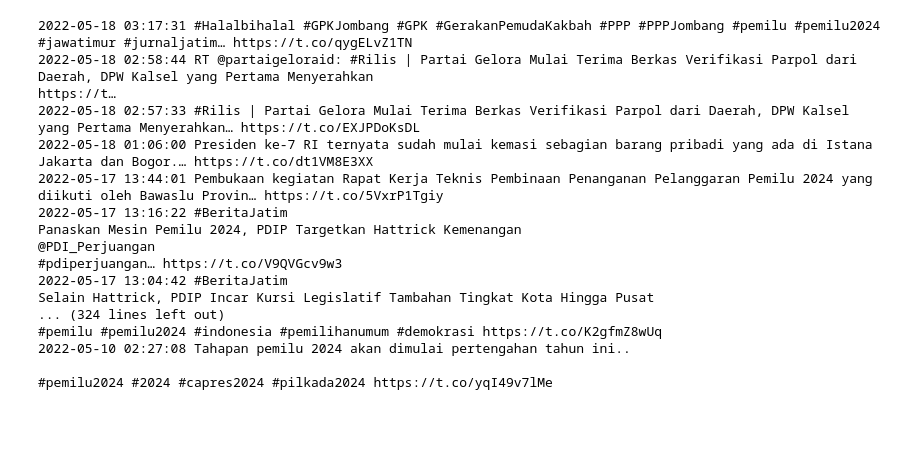
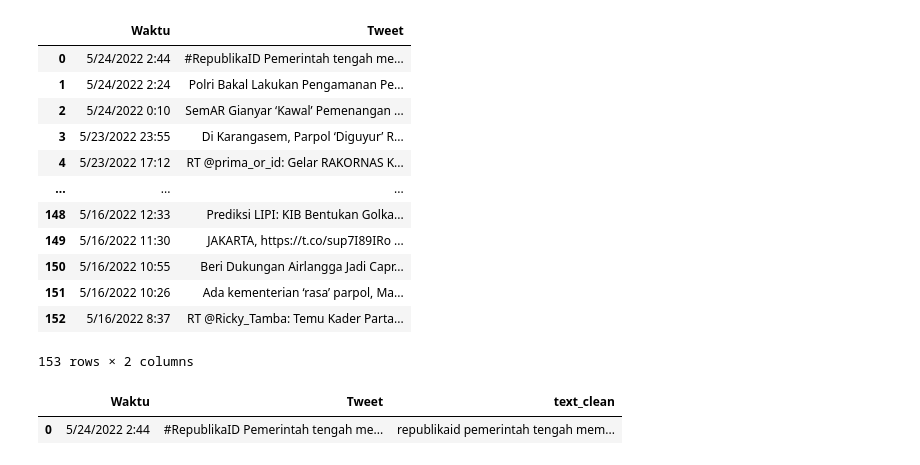
Before and after one commit to Sandraulina/PDB_01_SentimentAnalysis, a Jupyter notebook: 02. Implementasi/01_PDB.ipynb, the cells around one changed output. Saved outputs shown, nothing was run; the diff lists cells and outputs as text; code cells hidden in the pictures; blank space fills up the shorter version.

```diff
--- a/02. Implementasi/01_PDB.ipynb
+++ b/02. Implementasi/01_PDB.ipynb
@@ -48,29 +16,5 @@ class MyListener(tweepy.Stream):
 # %%
-# Create storage with name #pemilu2024.csv
-csvFile = open('#pemilu2024.csv', 'a')
-csvWriter = csv.writer(csvFile)
-
-# Retrieve file and export file the hastag since the hastag used.
-for tweet in tweepy.Cursor(api.search,q="#pemilu2024",count=50,
-                           lang="id",
-                           since="2020-04-23").items():
+for tweet in tweepy.Cursor(api.search,q="#pemilu2024",count=500,
+                           lang="id").items():
     print (tweet.created_at, tweet.text)
-    csvWriter.writerow([tweet.created_at, tweet.text.encode('utf-8')])
+    csvWriter.writerow([tweet.created_at, tweet.text])
-# %% [output]
-2022-05-18 03:17:31 #Halalbihalal #GPKJombang #GPK #GerakanPemudaKakbah #PPP #PPPJombang #pemilu #pemilu2024 #jawatimur #jurnaljatim… https://t.co/qygELvZ1TN
-2022-05-18 02:58:44 RT @partaigeloraid: #Rilis | Partai Gelora Mulai Terima Berkas Verifikasi Parpol dari Daerah, DPW Kalsel yang Pertama Menyerahkan
-https://t…
-2022-05-18 02:57:33 #Rilis | Partai Gelora Mulai Terima Berkas Verifikasi Parpol dari Daerah, DPW Kalsel yang Pertama Menyerahkan… https://t.co/EXJPDoKsDL
-2022-05-18 01:06:00 Presiden ke-7 RI ternyata sudah mulai kemasi sebagian barang pribadi yang ada di Istana Jakarta dan Bogor.… https://t.co/dt1VM8E3XX
-2022-05-17 13:44:01 Pembukaan kegiatan Rapat Kerja Teknis Pembinaan Penanganan Pelanggaran Pemilu 2024 yang diikuti oleh Bawaslu Provin… https://t.co/5VxrP1Tgiy
-2022-05-17 13:16:22 #BeritaJatim
-Panaskan Mesin Pemilu 2024, PDIP Targetkan Hattrick Kemenangan
-@PDI_Perjuangan
-#pdiperjuangan… https://t.co/V9QVGcv9w3
-2022-05-17 13:04:42 #BeritaJatim
-Selain Hattrick, PDIP Incar Kursi Legislatif Tambahan Tingkat Kota Hingga Pusat
-... (324 lines left out)
-#pemilu #pemilu2024 #indonesia #pemilihanumum #demokrasi https://t.co/K2gfmZ8wUq
-2022-05-10 02:27:08 Tahapan pemilu 2024 akan dimulai pertengahan tahun ini..
-
-#pemilu2024 #2024 #capres2024 #pilkada2024 https://t.co/yqI49v7lMe
@@ -93,0 +40,18 @@ def word_tokenization(str):
+# %%
+import pandas as pd
+df = pd.read_csv('pemilu2024.csv')
+df
+# %% [output]
+|  | Waktu | Tweet |
+| 0 | 5/24/2022 2:44 | #RepublikaID Pemerintah tengah me... |
+| 1 | 5/24/2022 2:24 | Polri Bakal Lakukan Pengamanan Pe... |
+| 2 | 5/24/2022 0:10 | SemAR Gianyar ‘Kawal’ Pemenangan ... |
+| 3 | 5/23/2022 23:55 | Di Karangasem, Parpol ‘Diguyur’ R... |
+| 4 | 5/23/2022 17:12 | RT @prima_or_id: Gelar RAKORNAS K... |
+| ... | ... | ... |
+| 148 | 5/16/2022 12:33 | Prediksi LIPI: KIB Bentukan Golka... |
+| 149 | 5/16/2022 11:30 | JAKARTA, https://t.co/sup7I89IRo ... |
+| 150 | 5/16/2022 10:55 | Beri Dukungan Airlangga Jadi Capr... |
+| 151 | 5/16/2022 10:26 | Ada kementerian ‘rasa’ parpol, Ma... |
+| 152 | 5/16/2022 8:37 | RT @Ricky_Tamba: Temu Kader Parta... |
+153 rows × 2 columns
@@ -93,0 +97,7 @@ def word_tokenization(str):
+# %%
+df['text_clean'] = df['Tweet'].apply(clean_text)
+pd.set_option('display.max_columns', None)
+df.head(1)
+# %% [output]
+|  | Waktu | Tweet | text_clean |
+| 0 | 5/24/2022 2:44 | #RepublikaID Pemerintah tengah me... | republikaid pemerintah tengah mem... |
```
Also changed, not shown: parts of 24 cells of this notebook.
